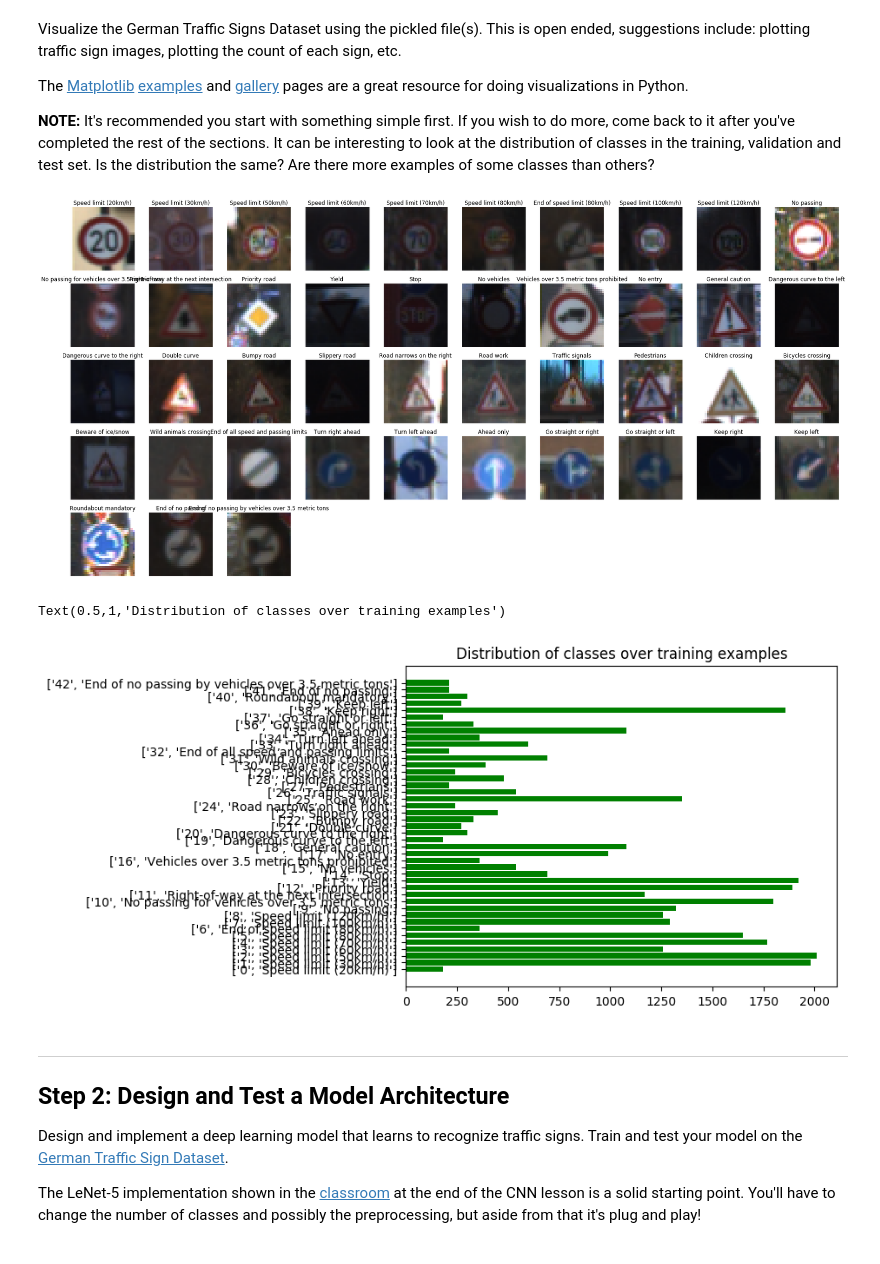
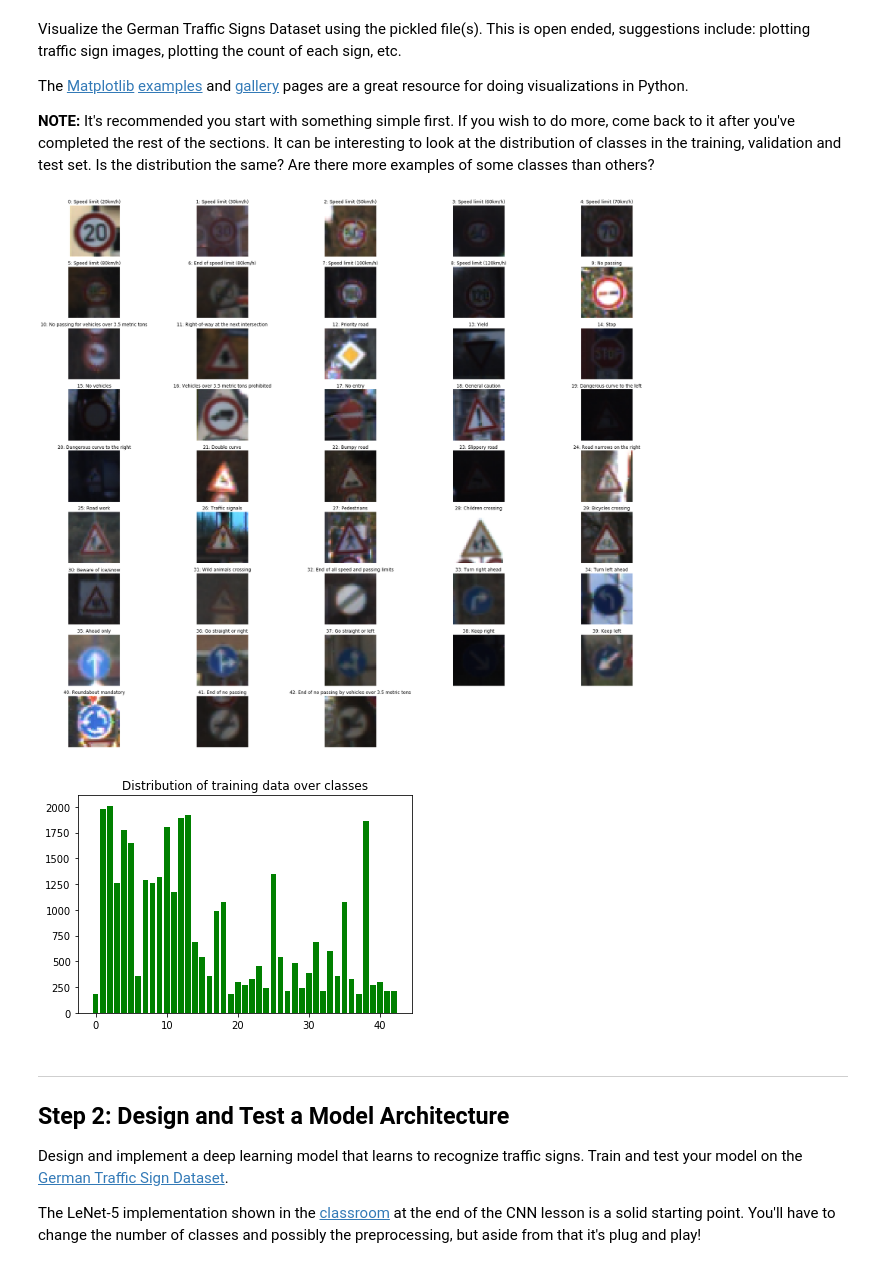
Before and after one commit to gregor1987/CarND-Traffic-Sign-Classifier-Project, a Jupyter notebook: Traffic_Sign_Classifier.ipynb, the cells around one changed output. Cells and saved outputs as stored; diff of their text form; code cells hidden in the pictures.

```diff
--- a/Traffic_Sign_Classifier.ipynb
+++ b/Traffic_Sign_Classifier.ipynb
@@ -97,49 +97,42 @@ The [Matplotlib](http://matplotlib.org/) [examples](http://matplotlib.org/exampl
 # %%
 ### Data exploration visualization code goes here.
 ### Feel free to use as many code cells as needed.
 import matplotlib.pyplot as plt
 import csv
 import numpy as np
 # Visualizations will be shown in the notebook.
 %matplotlib inline
 
 fig = plt.figure(figsize=(30, 30))
 classes_count = []
 
 labels, uniqueindices = np.unique(y_train, return_index=True)
 
 # Render one image from each of the classes
 label_name = []
 with open( './signnames.csv', 'rt') as f:
     reader = csv.reader(f)
     label_name = list(reader)
 
     for i, val in enumerate(uniqueindices):
-        fig.add_subplot(10, 10, i+1)
+        fig.add_subplot(10, 5, i+1)
         plt.axis('off')
-        plt.title(label_name[y_train[val]+1][1])
+        plt.title(label_name[y_train[val]+1][0]+': '+label_name[y_train[val]+1][1])
         plt.imshow(X_train[val])
 f.close()
 plt.show()
 
+# Plot a barchart with distribution of training data over classes
+item, count = np.unique(y_train, return_counts=True)
+distribution = np.array((item, count)).T
+plt.figure(1)
+plt.bar(item, count, color='green')
+plt.title('Distribution of training data over classes')
 
-# Print the distribution of the training data
-for i in labels:
-    classes_count.append(np.sum(y_train == i))
-
-plt.rcdefaults()
-fig, ax = plt.subplots()
-
-y_pos = np.arange(len(classes_count))
-ax.barh(y_pos, classes_count, align='center',
-        color='green')
-ax.set_yticks(y_pos)
-ax.set_yticklabels(label_name[1:len(label_name)][:])
-plt.title('Distribution of classes over training examples')
+plt.show()
 # %% [output]
-[figure, old version]
+[figure, new version]
-Text(0.5,1,'Distribution of classes over training examples')
-[figure, old version]
+[figure, new version]
 # %% [markdown]
 ----
 
```
Also changed, not shown: parts of 2 cells of this notebook, 5 other files.
